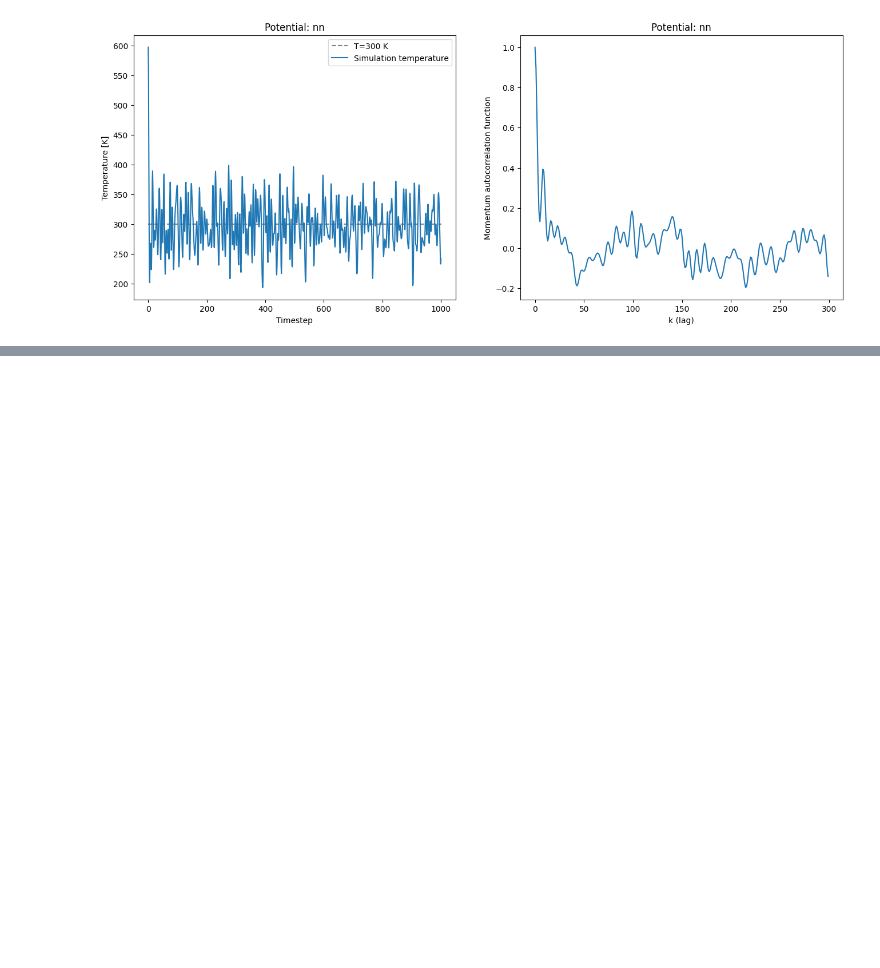
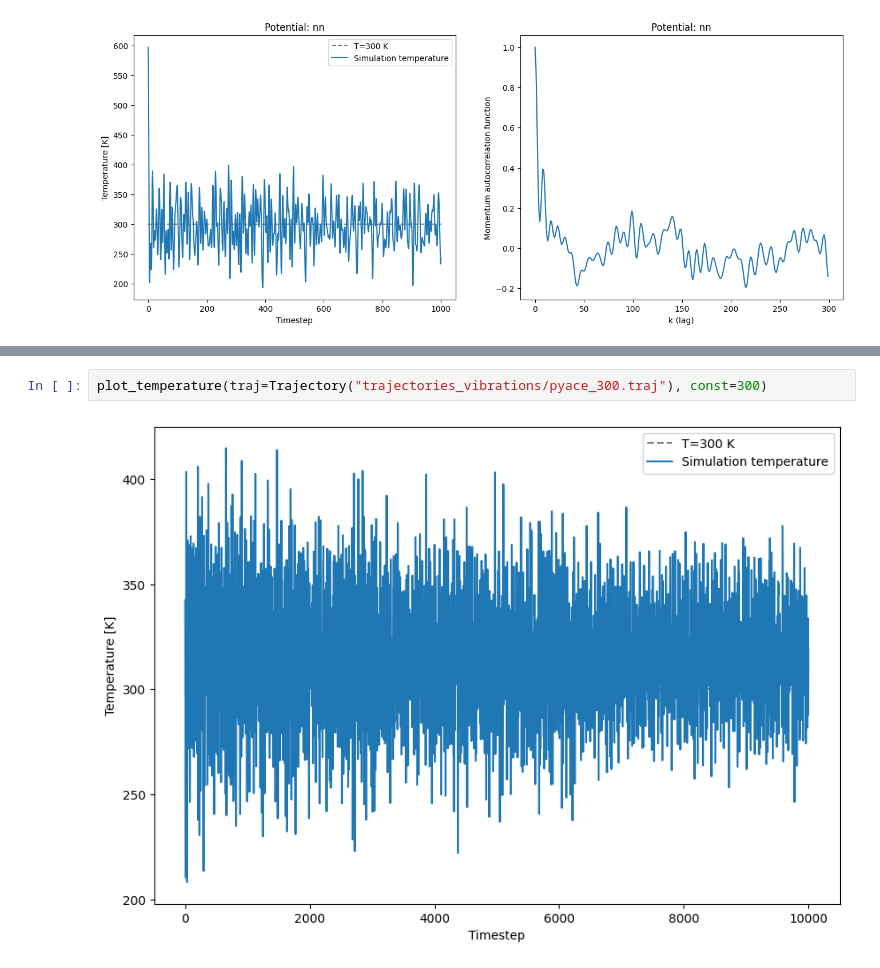
Before and after one commit to MaxNeg8/Simulating-irradiation-stability-of-2D-materials, a Jupyter notebook: Simulating irradiation stability of 2D materials.ipynb, the cells around one changed output, grey strips where cells are left out. Cells and saved outputs as stored; diff of their text form; blank space fills up the shorter version.

```diff
--- a/Simulating irradiation stability of 2D materials.ipynb
+++ b/Simulating irradiation stability of 2D materials.ipynb
@@ -511,5 +511,9 @@ for temp in temps:
 [300K] Propagating potential pyace
 [300K] Equilibrating potential nn
 [300K] Propagating potential nn
+# %%
+plot_temperature(traj=Trajectory("trajectories_vibrations/pyace_300.traj"), const=300)
+# %% [output]
+[figure, added]
 # %%
 temps = [300] # Temperatures to test
```
Also changed, not shown: parts of 5 cells of this notebook, 18 other files.
